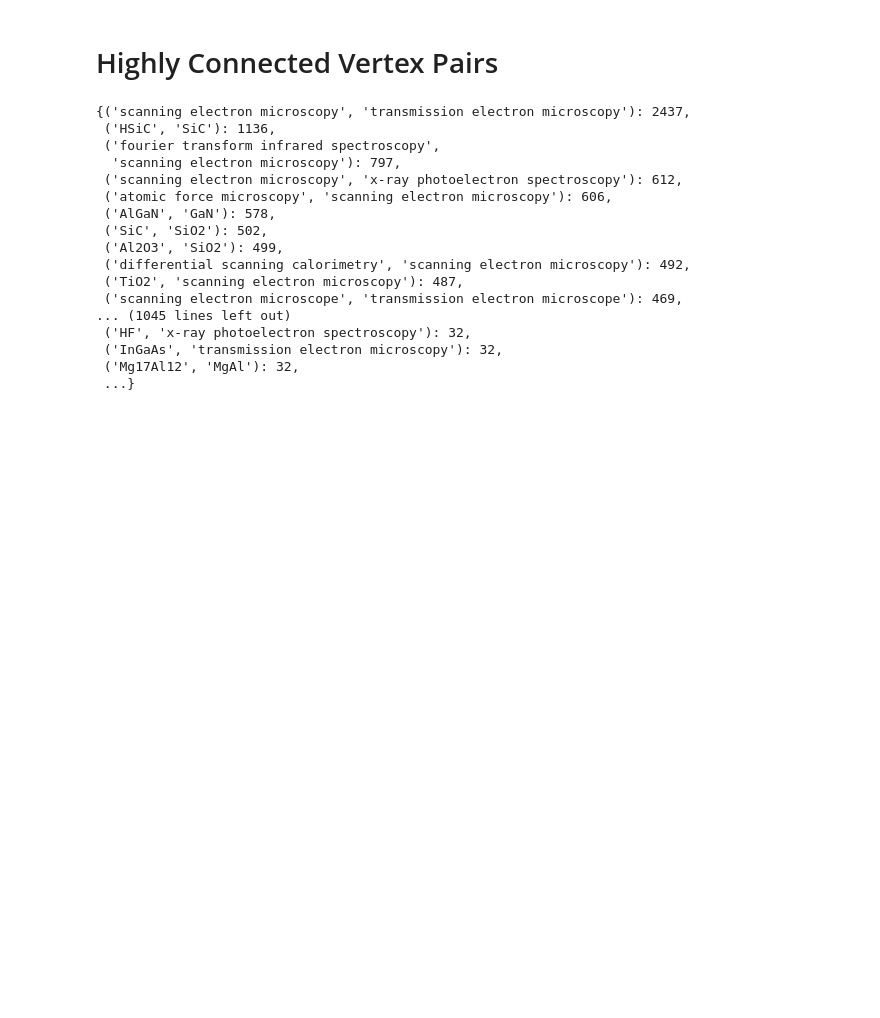
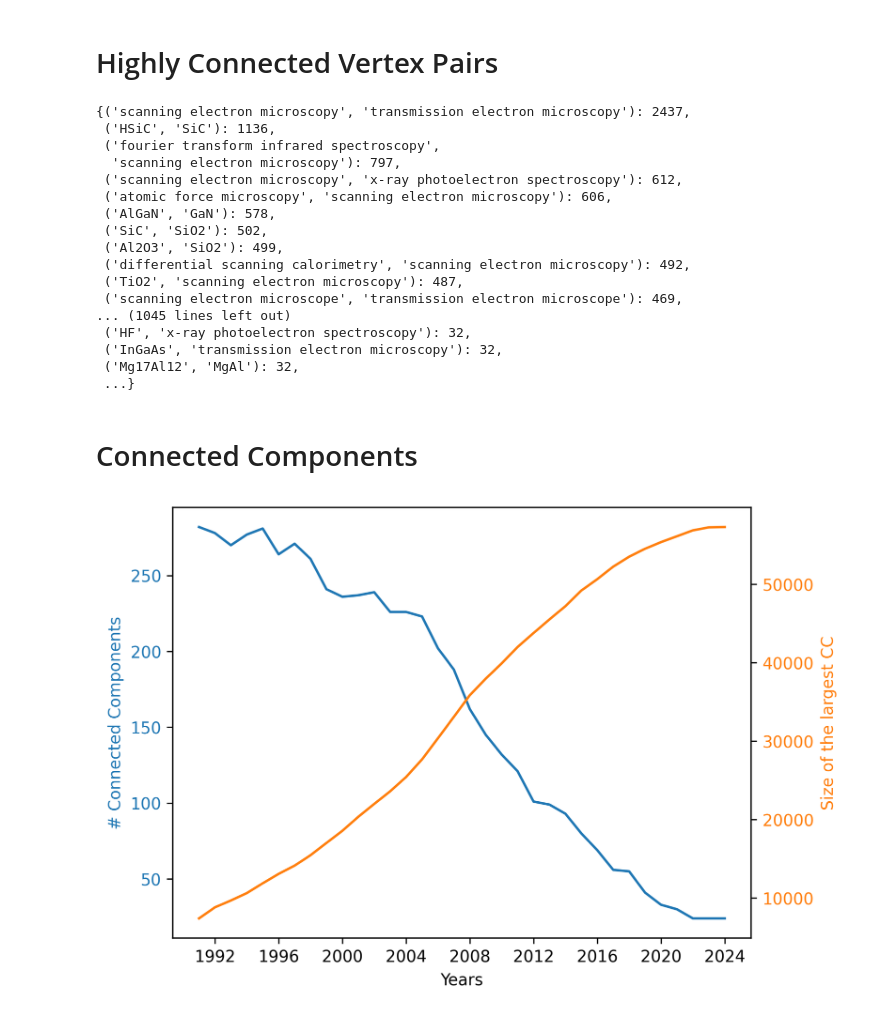
Before and after one commit to aimat-lab/materials_concepts, a Jupyter notebook: graph/Explore.ipynb, the cells around one changed output. Saved outputs shown, nothing was run; the diff lists cells and outputs as text; code cells hidden in the pictures; blank space fills up the shorter version.

```diff
--- a/graph/Explore.ipynb
+++ b/graph/Explore.ipynb
@@ -206,3 +186,47 @@ filtered_edges
  ('InGaAs', 'transmission electron microscopy'): 32,
  ('Mg17Al12', 'MgAl'): 32,
  ...}
+# %%
+DAY_ORIGIN = date(1970, 1, 1)
+
+def get_until(graph, day):
+    return graph[graph[:, 2] < (day - DAY_ORIGIN).days]
+
+years = [date(x, 12, 31) for x in range(1990, 2024)]
+
+
+ccs = []
+for year in tqdm(years):
+    G = nx.from_scipy_sparse_array(
+        build_adj_matrix(
+            get_until(edges, year)
+        ),
+        parallel_edges=True,
+        create_using=nx.MultiGraph
+    )
+
+    ccs.append(
+       [c for c in nx.connected_components(G) if len(c) > 1]
+    )
+# %% [markdown]
+# Connected Components
+# %%
+fig, ax1 = plt.subplots()
+y1 = [len(c) for c in ccs]
+y2 = [max({len(sub_c) for sub_c in c}) for c in ccs]
+
+color = 'tab:blue'
+ax1.set_xlabel('Years')
+ax1.set_ylabel('# Connected Components', color=color)
+ax1.plot(years, y1, color=color)
+ax1.tick_params(axis='y', labelcolor=color)
+
+ax2 = ax1.twinx()
+color = 'tab:orange'
+ax2.set_ylabel('Size of the largest CC', color=color)
+ax2.plot(years, y2, color=color)
+ax2.tick_params(axis='y', labelcolor=color)
+
+plt.show()
+# %% [output]
+[figure, added]
```
Also changed, not shown: parts of 5 cells of this notebook, 1 other file.
